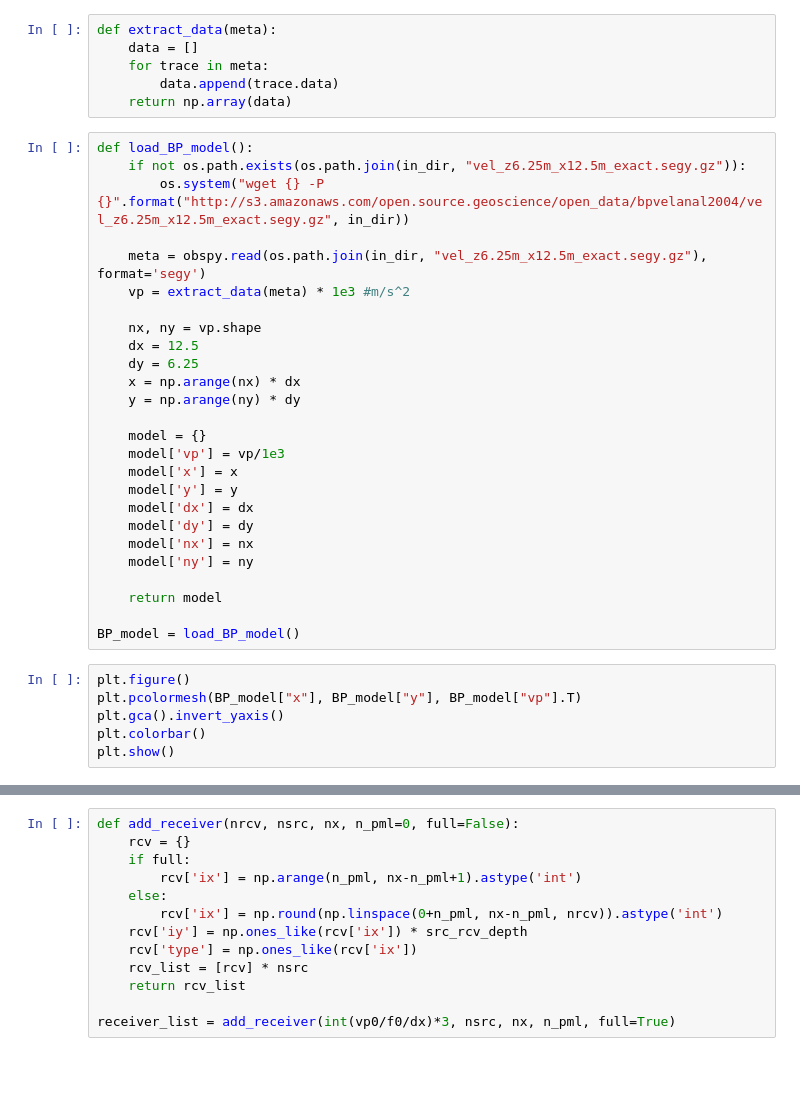
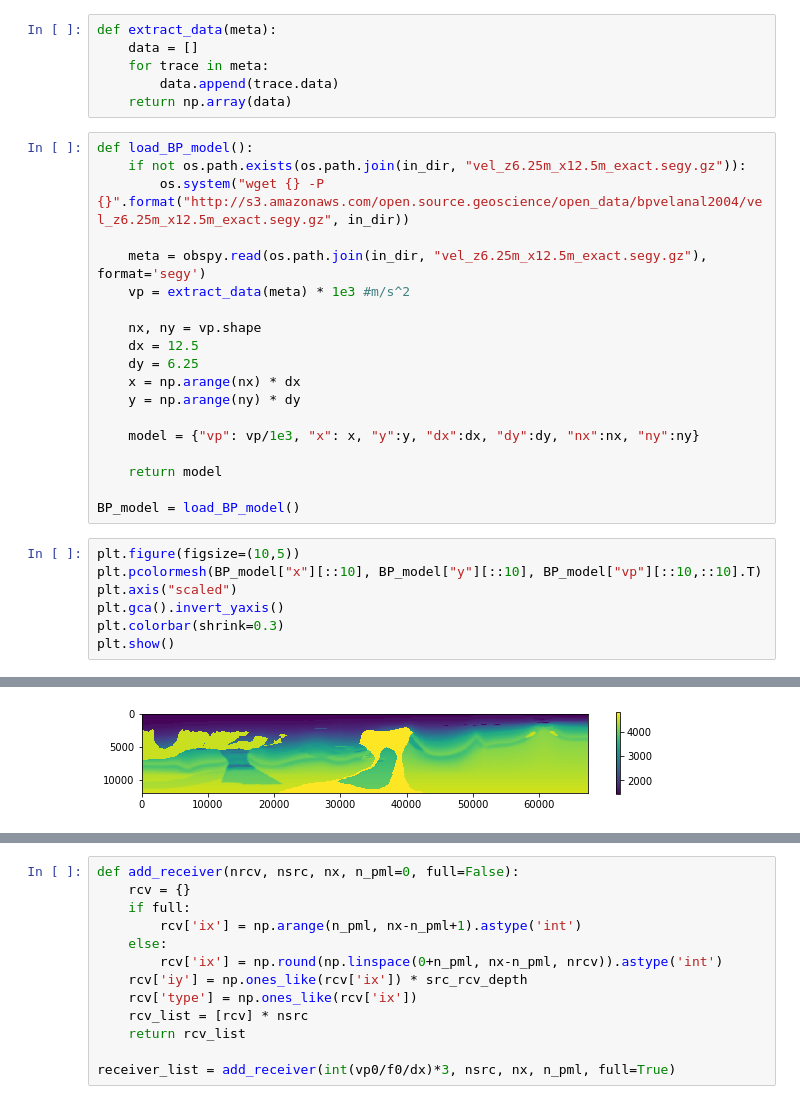
Before and after one commit to kailaix/ADSeismic.jl, a Jupyter notebook: examples/nn_fwi/BP2004_model.ipynb, the cells around one changed output, grey strips where cells are left out. Drawn from its saved outputs; the diff is of its cells as text; blank space fills up the shorter version.

```diff
--- a/examples/nn_fwi/BP2004_model.ipynb
+++ b/examples/nn_fwi/BP2004_model.ipynb
@@ -54,22 +50,16 @@ def load_BP_model():
     x = np.arange(nx) * dx
     y = np.arange(ny) * dy
 
-    model = {}
-    model['vp'] = vp/1e3
-    model['x'] = x
-    model['y'] = y
-    model['dx'] = dx
-    model['dy'] = dy
-    model['nx'] = nx
-    model['ny'] = ny
+    model = {"vp": vp/1e3, "x": x, "y":y, "dx":dx, "dy":dy, "nx":nx, "ny":ny}
 
     return model
 
 BP_model = load_BP_model()
 # %%
-plt.figure()
-plt.pcolormesh(BP_model["x"], BP_model["y"], BP_model["vp"].T)
+plt.figure(figsize=(10,5))
+plt.pcolormesh(BP_model["x"][::10], BP_model["y"][::10], BP_model["vp"][::10,::10].T)
+plt.axis("scaled")
 plt.gca().invert_yaxis()
-plt.colorbar()
+plt.colorbar(shrink=0.3)
 plt.show()
 # %% [output]
@@ -77,0 +66 @@ plt.show()
+[figure, added]
```
Also changed, not shown: parts of 11 cells of this notebook, 6 other files.
